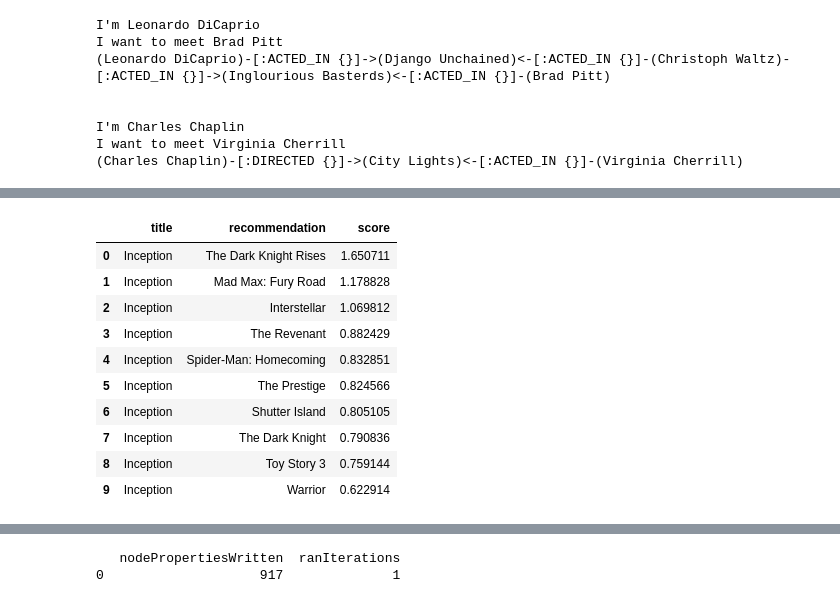
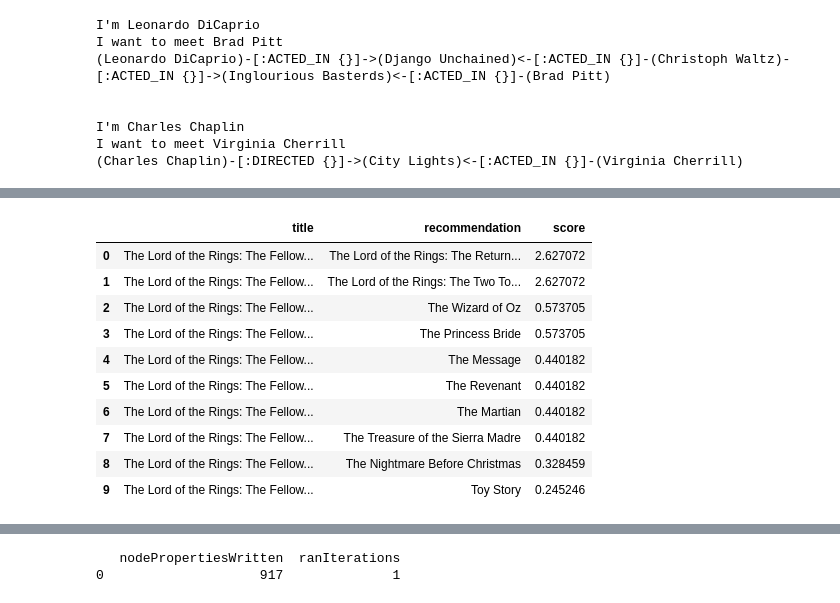
Before and after one commit to sunil3092/DBSEdu, a Jupyter notebook: GRAPH AND AI/CA_1/GraphAI_CA2.ipynb, the cells around one changed output, grey strips where cells are left out. Cells and saved outputs as stored; diff of their text form; code cells hidden in the pictures.

```diff
--- a/GRAPH AND AI/CA_1/GraphAI_CA2.ipynb
+++ b/GRAPH AND AI/CA_1/GraphAI_CA2.ipynb
@@ -56,5 +114,5 @@ else:
 # %%
-LOAD_DATA = True
+LOAD_DATA = False
 
 def run_request(request,LOAD_DATA):
     if (LOAD_DATA):
@@ -315,3 +344,15 @@ I want to meet Brad Pitt
 I'm Charles Chaplin
 I want to meet Virginia Cherrill
 (Charles Chaplin)-[:DIRECTED {}]->(City Lights)<-[:ACTED_IN {}]-(Virginia Cherrill)
+# %%
+request_link_prediction_movie="""
+MATCH (a:Movie {name:$ptitle} )-[*4]-(b:Movie)
+WHERE a <> b AND a.name < b.name
+WITH DISTINCT a,b
+RETURN a.name as title, b.name as recommendation, gds.alpha.linkprediction.adamicAdar(a, b) AS score
+ORDER BY score DESC
+LIMIT 10
+"""
+# The Lord of the Rings: The Fellowship of the Ring
+recommend_df = graph.run(request_link_prediction_movie,ptitle="The Lord of the Rings: The Fellowship of the Ring").to_data_frame()
+recommend_df
@@ -318,25 +371,23 @@ I want to meet Virginia Cherrill
 # %%
 request_link_prediction_movie="""
 MATCH (a:Movie {name:$ptitle} )-[*4]-(b:Movie)
 WHERE a <> b AND a.name < b.name
 WITH DISTINCT a,b
 RETURN a.name as title, b.name as recommendation, gds.alpha.linkprediction.adamicAdar(a, b) AS score
 ORDER BY score DESC
 LIMIT 10
 """
-recommend_df = graph.run(request_link_prediction_movie,ptitle="Inception").to_data_frame()
-# recommend_df.to_csv("recommend.csv")
+recommend_df = graph.run(request_link_prediction_movie,ptitle="The Lord of the Rings: The Fellowship of the Ring").to_data_frame()
 recommend_df
-# print(graph.run(request_link_prediction_movie,ptitle="Once Upon a Time in America").to_data_frame())
 # %% [output]
 |  | title | recommendation | score |
-| 0 | Inception | The Dark Knight Rises | 1.650711 |
-| 1 | Inception | Mad Max: Fury Road | 1.178828 |
-| 2 | Inception | Interstellar | 1.069812 |
-| 3 | Inception | The Revenant | 0.882429 |
-| 4 | Inception | Spider-Man: Homecoming | 0.832851 |
-| 5 | Inception | The Prestige | 0.824566 |
-| 6 | Inception | Shutter Island | 0.805105 |
-| 7 | Inception | The Dark Knight | 0.790836 |
-| 8 | Inception | Toy Story 3 | 0.759144 |
-| 9 | Inception | Warrior | 0.622914 |
+| 0 | The Lord of the Rings: The Fellow... | The Lord of the Rings: The Return... | 2.627072 |
+| 1 | The Lord of the Rings: The Fellow... | The Lord of the Rings: The Two To... | 2.627072 |
+| 2 | The Lord of the Rings: The Fellow... | The Wizard of Oz | 0.573705 |
+| 3 | The Lord of the Rings: The Fellow... | The Princess Bride | 0.573705 |
+| 4 | The Lord of the Rings: The Fellow... | The Message | 0.440182 |
+| 5 | The Lord of the Rings: The Fellow... | The Revenant | 0.440182 |
+| 6 | The Lord of the Rings: The Fellow... | The Martian | 0.440182 |
+| 7 | The Lord of the Rings: The Fellow... | The Treasure of the Sierra Madre | 0.440182 |
+| 8 | The Lord of the Rings: The Fellow... | The Nightmare Before Christmas | 0.328459 |
+| 9 | The Lord of the Rings: The Fellow... | Toy Story | 0.245246 |
```
Also changed, not shown: parts of 45 cells of this notebook, 4 other files.
